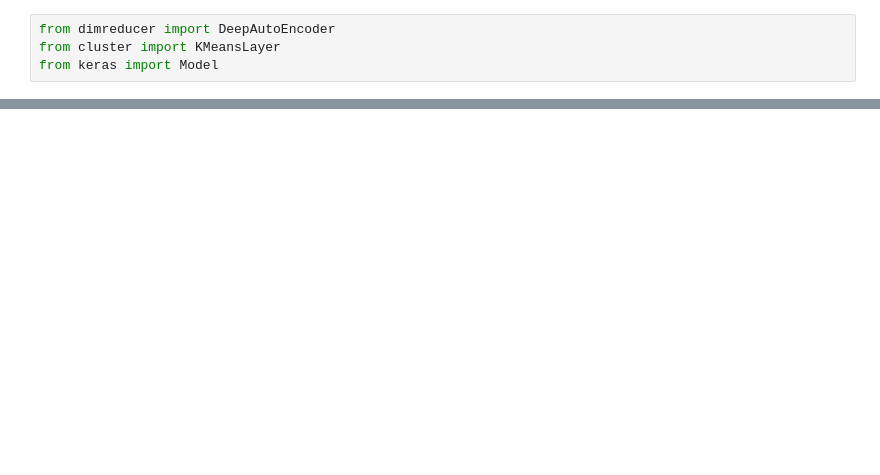
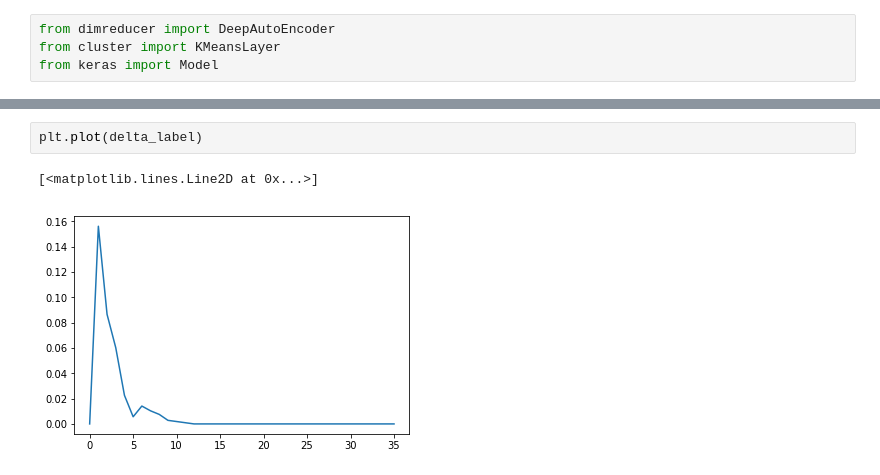
Before and after one commit to chembed/DeepChEmbed, a Jupyter notebook: deepchembed/notebook_scripts/dce_test.ipynb, the cells around one changed output, grey strips where cells are left out. Saved outputs shown, nothing was run; the diff lists cells and outputs as text; blank space fills up the shorter version.

```diff
--- a/deepchembed/notebook_scripts/dce_test.ipynb
+++ b/deepchembed/notebook_scripts/dce_test.ipynb
@@ -132,0 +148,5 @@ for i in range(8):
+# %%
+plt.plot(delta_label)
+# %% [output]
+[<matplotlib.lines.Line2D at 0x...>]
+[figure, added]
```
Also changed, not shown: parts of 26 cells of this notebook, 1 other file.
